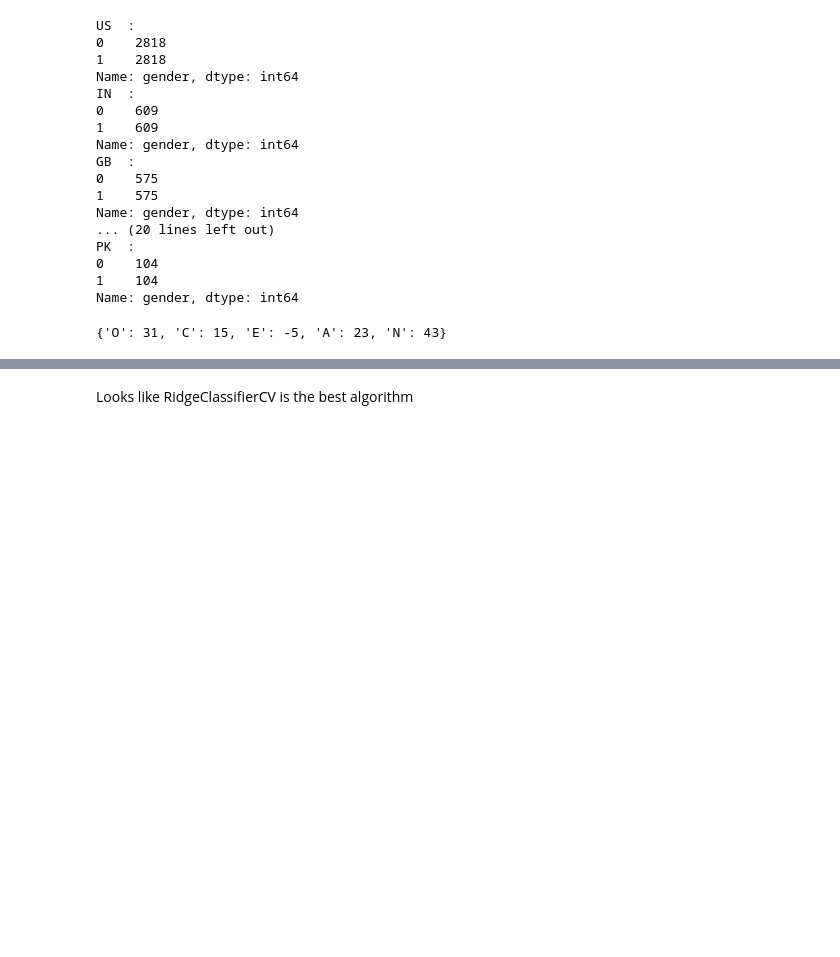
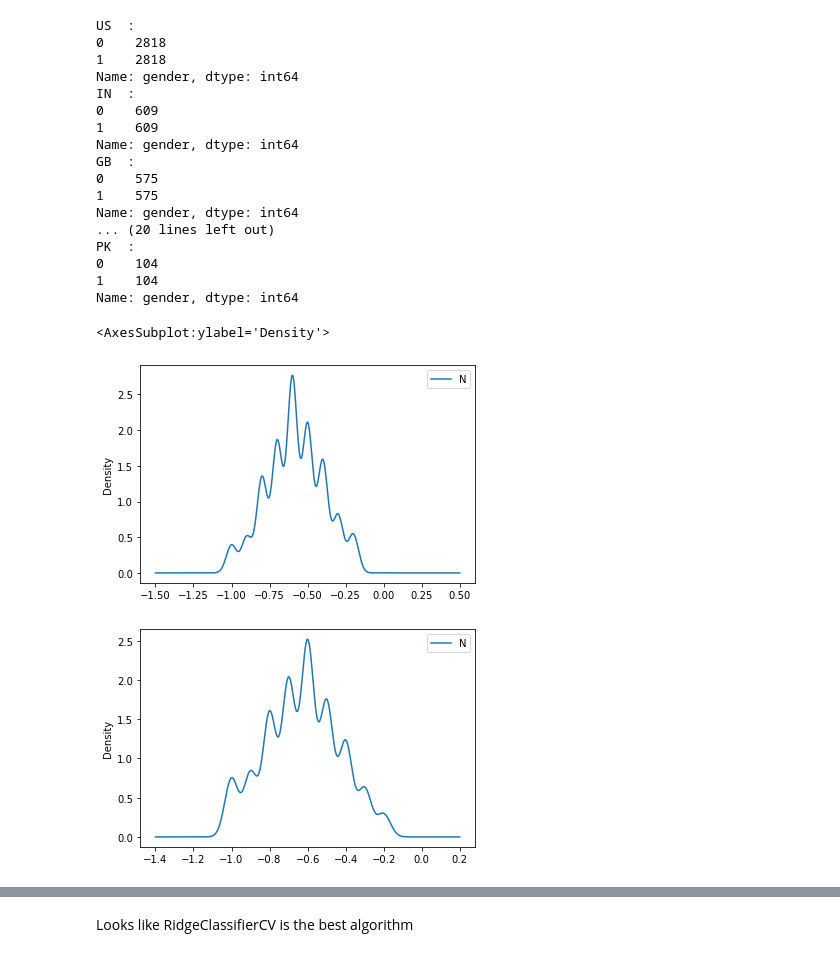
Before and after one commit to GiladFisher/Data-Science-Final-Project, a Jupyter notebook: Classification - Big Five male or female.ipynb, the cells around one changed output, grey strips where cells are left out. Drawn from its saved outputs; the diff is of its cells as text; code cells hidden in the pictures; blank space fills up the shorter version.

```diff
--- a/Classification - Big Five male or female.ipynb
+++ b/Classification - Big Five male or female.ipynb
@@ -204,3 +209,7 @@ n_data = n_data.drop('country', axis=1) # we ahve no use for the 'country' colum
+# %%
+n_data = n_data.join(b_five)
+# %%
+n_data.fillna(value=0, inplace=True)
 # %%
 chrs = {'O','C','E','A','N'}
 orient = {'C':{'neg':{2,4,6,8},'pos':{1,3,5,7,9,10}},'O':{'neg':{2,4,6},'pos':{1,3,5,7,8,9,10}},
@@ -210,14 +219,21 @@ rslt = {'O':0,'C':0,'E':0,'A':0,'N':0}
 for ch in chrs:
     for bl in orient[ch]:
         for i in orient[ch][bl]:
+            s = ch +str(i)
             if bl == 'neg':
-                rslt[ch] = rslt[ch] - i
+                n_data[ch] = n_data[ch] - n_data[s]
             else:
-                rslt[ch] = rslt[ch] + i
+                rslt[ch] = rslt[ch] +  n_data[s]
 # %%
-print(rslt)
+for ch in chrs:
+    n_data[ch] = n_data[ch]/10
-# %% [output]
-{'O': 31, 'C': 15, 'E': -5, 'A': 23, 'N': 43}
+# %%
+n_data.loc[n_data['gender'] == 1].plot(y = 'N', kind = 'density')
+n_data.loc[n_data['gender'] == 0].plot(y = 'N', kind = 'density')
+# %% [output]
+<AxesSubplot:ylabel='Density'>
+[figure, added]
+[figure, added]
 # %%
 to = 2000
 train = n_data[:to]
```
Also changed, not shown: parts of 3 cells of this notebook.
